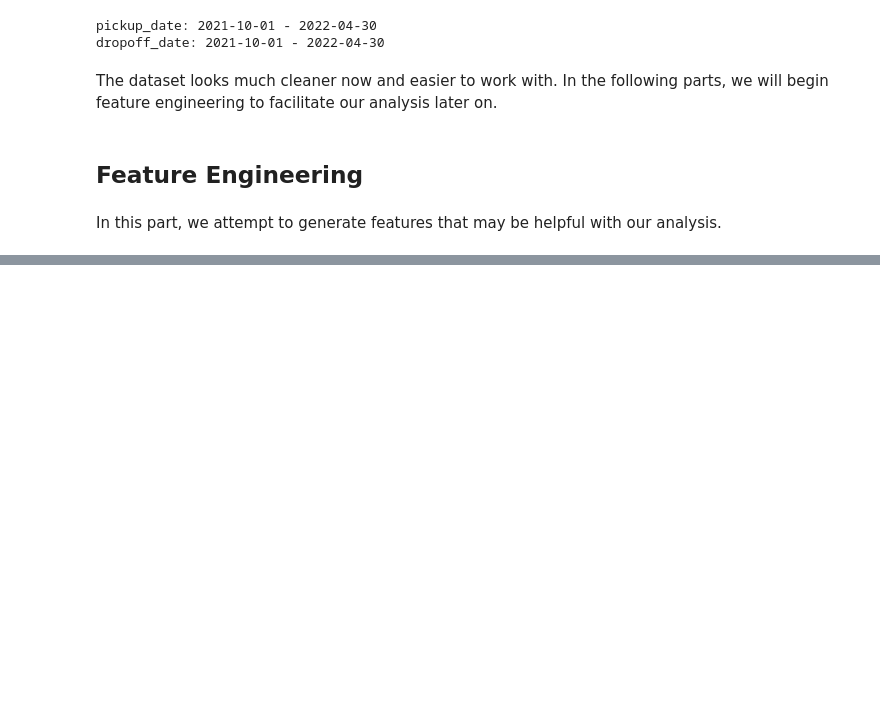
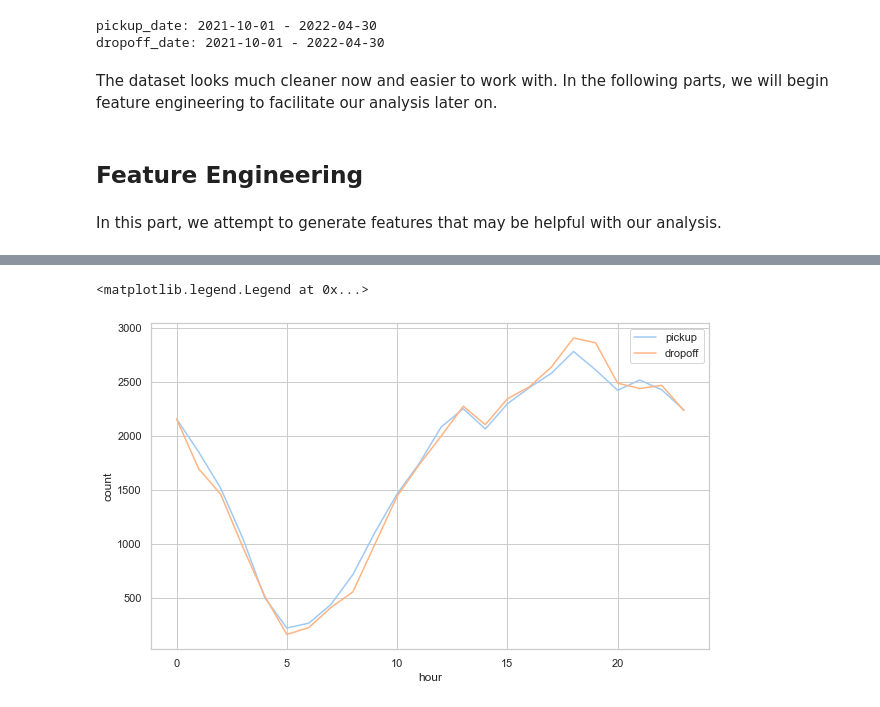
Before and after one commit to MuzhiRo/mast30034-project-1-olivertan1999, a Jupyter notebook: notebooks/Preprocess.ipynb, the cells around one changed output, grey strips where cells are left out. Saved outputs shown, nothing was run; the diff lists cells and outputs as text; code cells hidden in the pictures; blank space fills up the shorter version.

Commit message:
Extracted daily and hourly demand and completed some preliminary analysis

```diff
--- a/notebooks/Preprocess.ipynb
+++ b/notebooks/Preprocess.ipynb
@@ -291,3 +272,0 @@ dropoff_demand = (df1
-# %%
-aggs_pickup = pickup_demand.groupBy("pu_location_id","date", "hour").count()
-aggs_dropoff = dropoff_demand.groupBy("do_location_id","date", "hour").count()
@@ -314,6 +328,15 @@ only showing top 20 rows
+# %%
+half_manhattan_id = [144, 148, 151, 152, 153, 158, 161,
+       162, 163, 164, 166, 170, 186, 194, 202, 209, 211, 224, 229, 230,
+       231, 232, 233, 234, 236, 237, 238, 239, 243, 244, 246, 249, 261,
+       262, 263]
+
+half_manhattan_id_2 = [4,  12,  13,  24,  41,  42,  43,  45,  48,  50,  68,  74,  75,
+        79,  87,  88,  90, 100, 103, 107, 113, 114, 116, 120, 125, 127,
+       128, 137, 140, 141, 142, 143, 144]
 # %%
-one_day_wtc_pickup_demand = aggs_pickup.where((func.col('pu_location_id') == 261) &
-                                              (func.col('date') == '2022-02-15')).toPandas()
+one_day_wtc_pickup_demand = aggs_pickup.where((func.col('pu_location_id').isin(half_manhattan_id_2)) &
+                                              (func.col('date') == '2022-03-19')).toPandas()
 
-one_day_wtc_dropoff_demand = aggs_dropoff.where((func.col('do_location_id') == 261) &
-                                                (func.col('date') == '2022-02-15')).toPandas()
+one_day_wtc_dropoff_demand = aggs_dropoff.where((func.col('do_location_id').isin(half_manhattan_id_2)) &
+                                                (func.col('date') == '2022-03-19')).toPandas()
@@ -324,0 +369,3 @@ sns.lineplot('hour', 'count', data=one_day_wtc_pickup_demand)
+# %%
+df2 = one_day_wtc_pickup_demand.groupby('hour').agg({'count':'sum'}).reset_index()
+df3 = one_day_wtc_dropoff_demand.groupby('hour').agg({'count':'sum'}).reset_index()
@@ -324,0 +375,8 @@ sns.lineplot('hour', 'count', data=one_day_wtc_pickup_demand)
+# %%
+fig, ax = plt.subplots()
+sns.lineplot(x='hour', y='count', data=df2, ax=ax)
+sns.lineplot(x='hour', y='count', data=df3, ax=ax)
+ax.legend(['pickup','dropoff'])
+# %% [output]
+<matplotlib.legend.Legend at 0x...>
+[figure, added]
```
Also changed, not shown: parts of 25 cells of this notebook, 1 other file.
